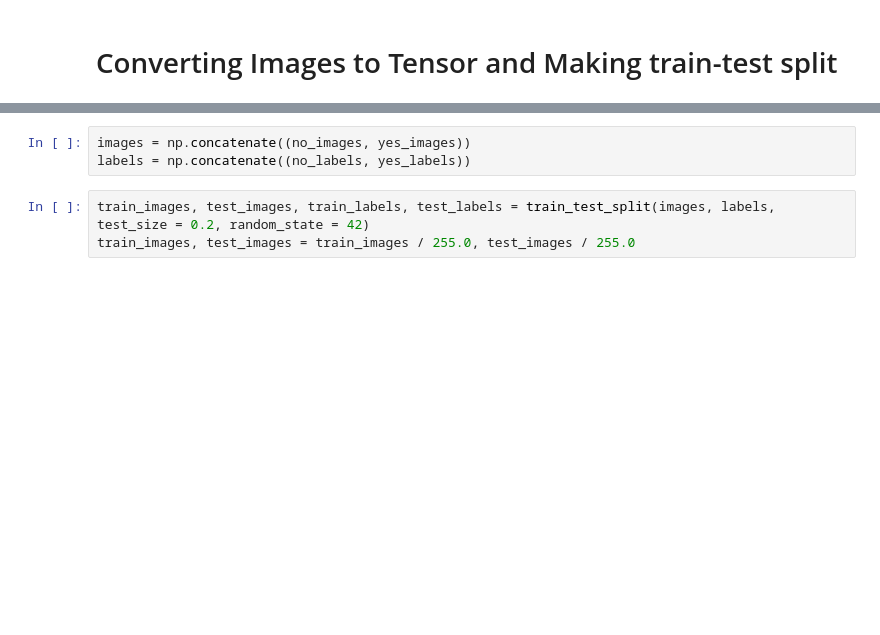
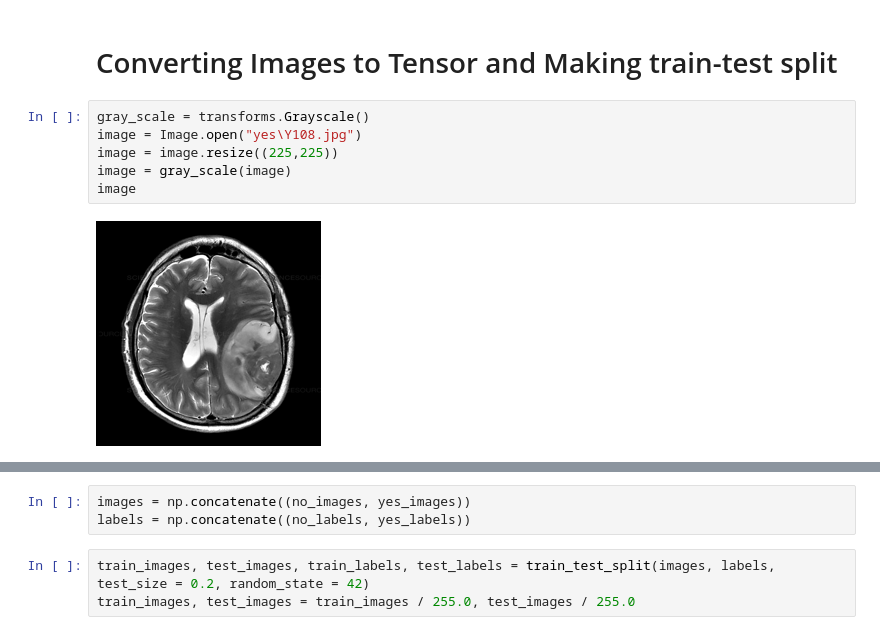
Before and after one commit to Zoroa1885/Brain_Tumor_Detection, a Jupyter notebook: Analysis.ipynb, the cells around one changed output, grey strips where cells are left out. Drawn from its saved outputs; the diff is of its cells as text; blank space fills up the shorter version.

```diff
--- a/Analysis.ipynb
+++ b/Analysis.ipynb
@@ -14,2 +16,10 @@ from sklearn.model_selection import train_test_split
 # %% [markdown]
 # Converting Images to Tensor and Making train-test split
+# %%
+gray_scale = transforms.Grayscale()
+image = Image.open("yes\Y108.jpg")
+image = image.resize((225,225))
+image = gray_scale(image)
+image
+# %% [output]
+[figure, added]
```
Also changed, not shown: parts of 7 cells of this notebook.
